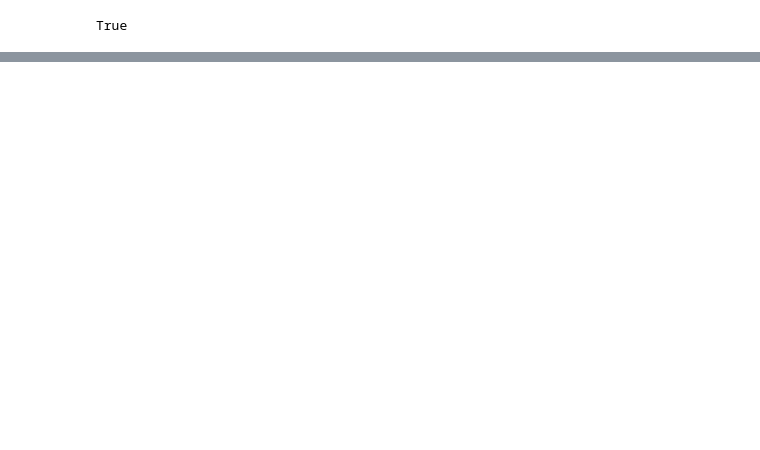
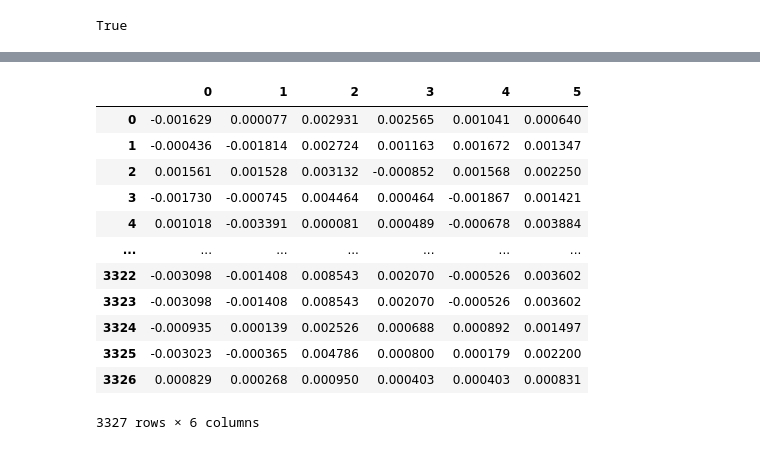
Before and after one commit to achalagarwal/gcn-lpa, a Jupyter notebook: src/analysis.ipynb, the cells around one changed output, grey strips where cells are left out. Drawn from its saved outputs; the diff is of its cells as text; code cells hidden in the pictures; blank space fills up the shorter version.

```diff
--- a/src/analysis.ipynb
+++ b/src/analysis.ipynb
@@ -91,0 +336,16 @@ pandas.DataFrame(gcn_labels[0])
+# %%
+df
+# %% [output]
+|  | 0 | 1 | 2 | 3 | 4 | 5 |
+| 0 | -0.001629 | 0.000077 | 0.002931 | 0.002565 | 0.001041 | 0.000640 |
+| 1 | -0.000436 | -0.001814 | 0.002724 | 0.001163 | 0.001672 | 0.001347 |
+| 2 | 0.001561 | 0.001528 | 0.003132 | -0.000852 | 0.001568 | 0.002250 |
+| 3 | -0.001730 | -0.000745 | 0.004464 | 0.000464 | -0.001867 | 0.001421 |
+| 4 | 0.001018 | -0.003391 | 0.000081 | 0.000489 | -0.000678 | 0.003884 |
+| ... | ... | ... | ... | ... | ... | ... |
+| 3322 | -0.003098 | -0.001408 | 0.008543 | 0.002070 | -0.000526 | 0.003602 |
+| 3323 | -0.003098 | -0.001408 | 0.008543 | 0.002070 | -0.000526 | 0.003602 |
+| 3324 | -0.000935 | 0.000139 | 0.002526 | 0.000688 | 0.000892 | 0.001497 |
+| 3325 | -0.003023 | -0.000365 | 0.004786 | 0.000800 | 0.000179 | 0.002200 |
+| 3326 | 0.000829 | 0.000268 | 0.000950 | 0.000403 | 0.000403 | 0.000831 |
+3327 rows × 6 columns
```
Also changed, not shown: parts of 54 cells of this notebook, 3 other files.
